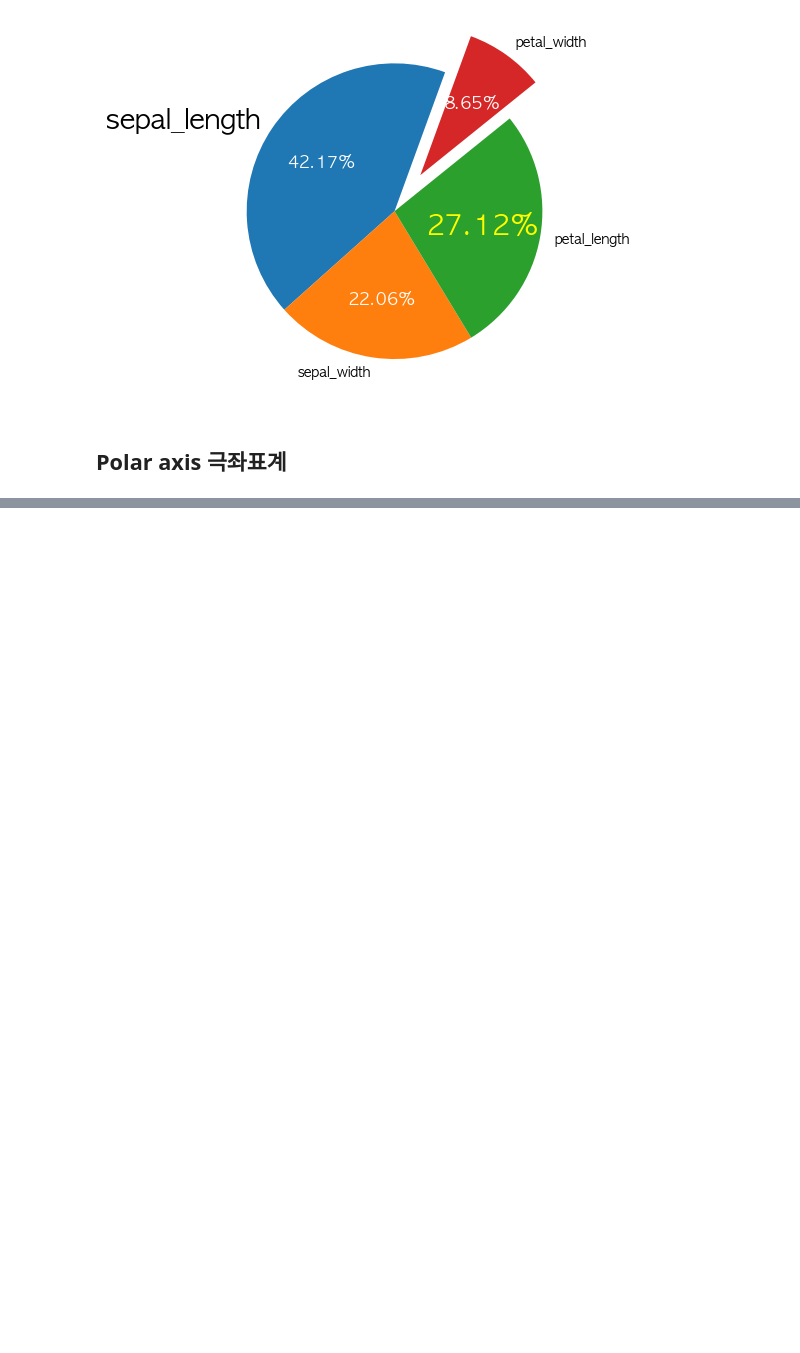
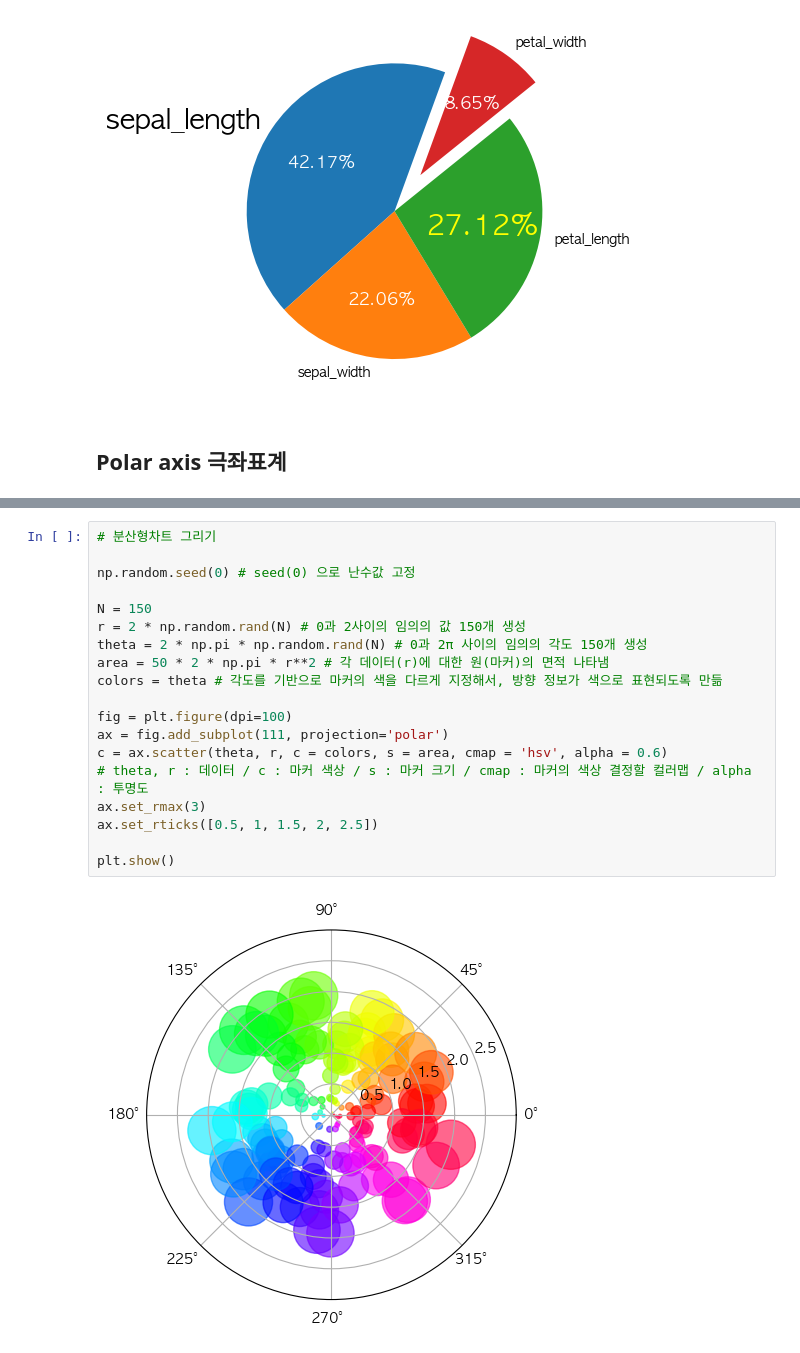
Before and after one commit to chae030/DCAV, a Jupyter notebook: final.ipynb, the cells around one changed output, grey strips where cells are left out. Cells and saved outputs as stored; diff of their text form; blank space fills up the shorter version.

```diff
--- a/final.ipynb
+++ b/final.ipynb
@@ -787,0 +846,21 @@ plt.show()
+# %%
+# 분산형차트 그리기
+
+np.random.seed(0) # seed(0) 으로 난수값 고정
+
+N = 150
+r = 2 * np.random.rand(N) # 0과 2사이의 임의의 값 150개 생성
+theta = 2 * np.pi * np.random.rand(N) # 0과 2π 사이의 임의의 각도 150개 생성
+area = 50 * 2 * np.pi * r**2 # 각 데이터(r)에 대한 원(마커)의 면적 나타냄
+colors = theta # 각도를 기반으로 마커의 색을 다르게 지정해서, 방향 정보가 색으로 표현되도록 만듦
+
+fig = plt.figure(dpi=100)
+ax = fig.add_subplot(111, projection='polar')
+c = ax.scatter(theta, r, c = colors, s = area, cmap = 'hsv', alpha = 0.6)
+# theta, r : 데이터 / c : 마커 색상 / s : 마커 크기 / cmap : 마커의 색상 결정할 컬러맵 / alpha : 투명도
+ax.set_rmax(3)
+ax.set_rticks([0.5, 1, 1.5, 2, 2.5])
+
+plt.show()
+# %% [output]
+[figure, added]
```
Also changed, not shown: parts of 21 cells of this notebook.
